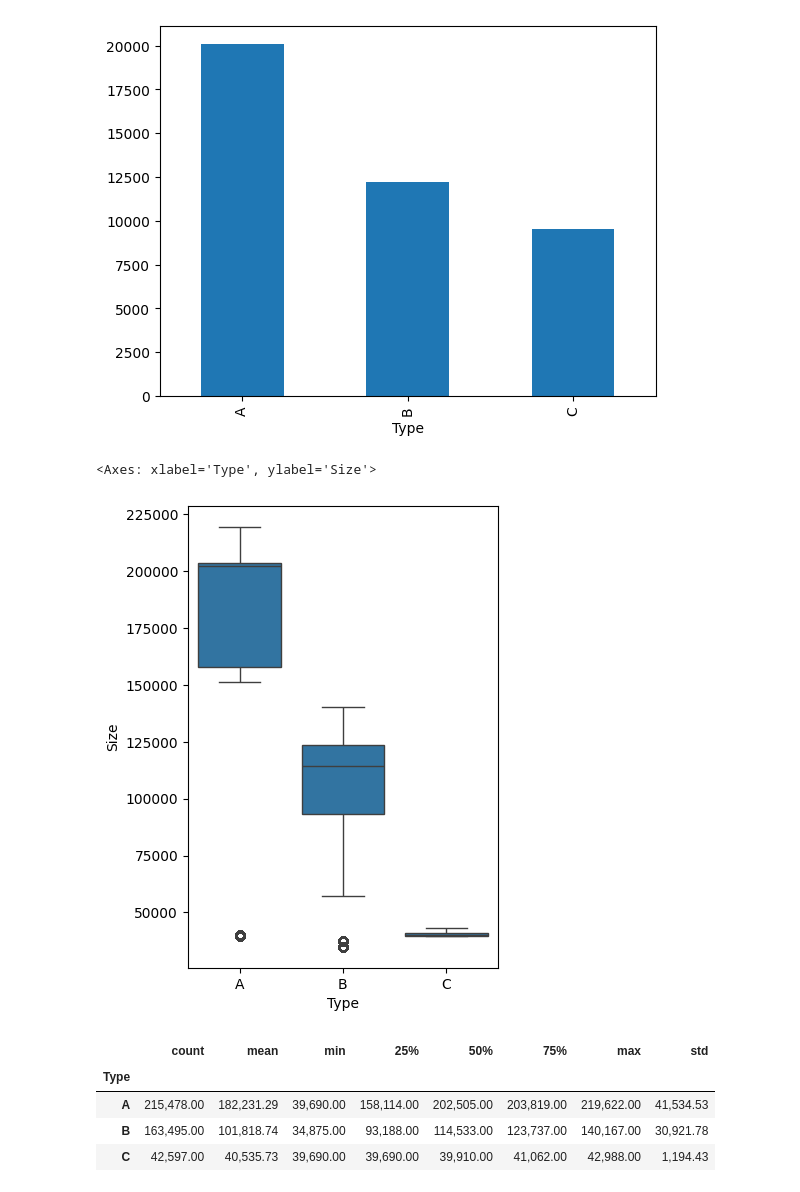
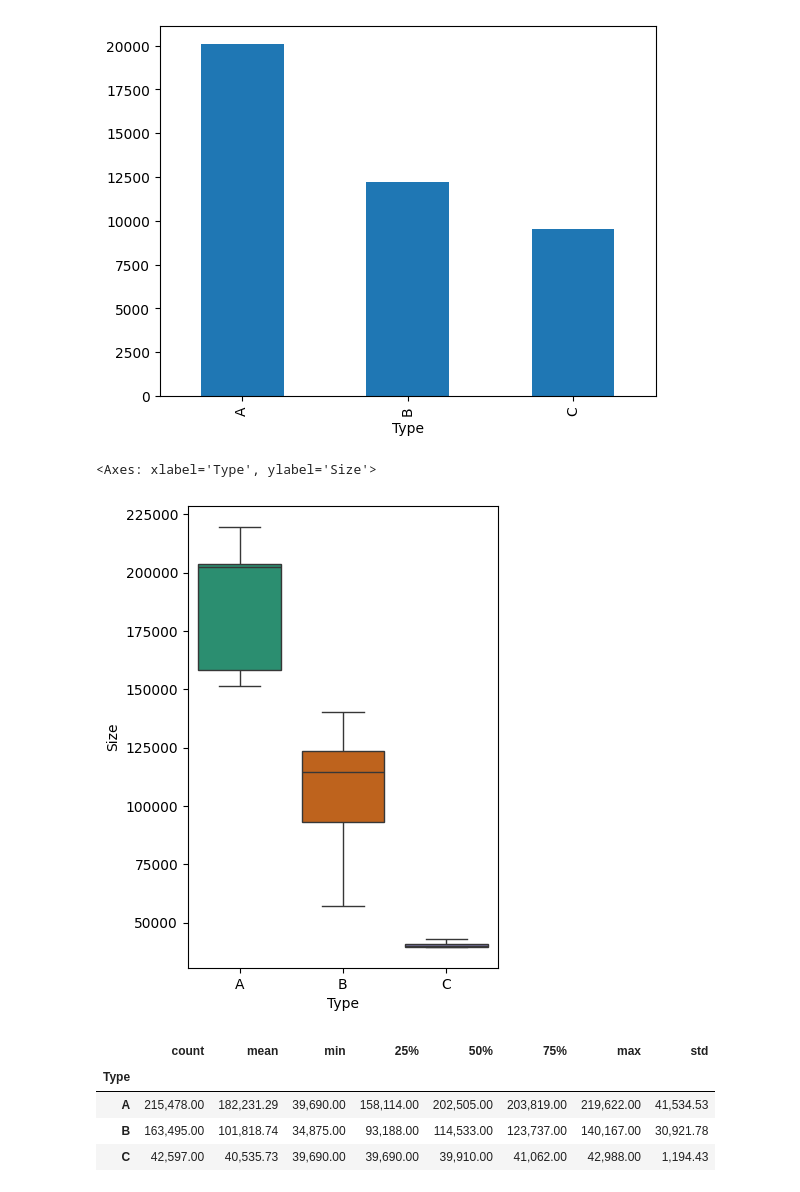
Before and after one commit to SauloCJ/Data_Science, a Jupyter notebook: Walmart Store Sales/walmart_store_sales.ipynb, the cells around one changed output. Saved outputs shown, nothing was run; the diff lists cells and outputs as text; code cells hidden in the pictures.

```diff
--- a/Walmart Store Sales/walmart_store_sales.ipynb
+++ b/Walmart Store Sales/walmart_store_sales.ipynb
@@ -303,10 +303,10 @@ df.groupby('Type')['Weekly_Sales'].mean().plot(kind='bar')
 [figure]
 # %%
 plt.figure(figsize=(4,6))
-sns.boxplot(x='Type', y='Size', data=df)
+sns.boxplot(x='Type', y='Size', data=df, showfliers=False, palette='Dark2')
 # %% [output]
 <Axes: xlabel='Type', ylabel='Size'>
-[figure, old version]
+[figure, new version]
 # %%
 df.groupby('Type').describe()['Size']
 # %% [output]
```
Also changed, not shown: parts of 3 cells of this notebook.
